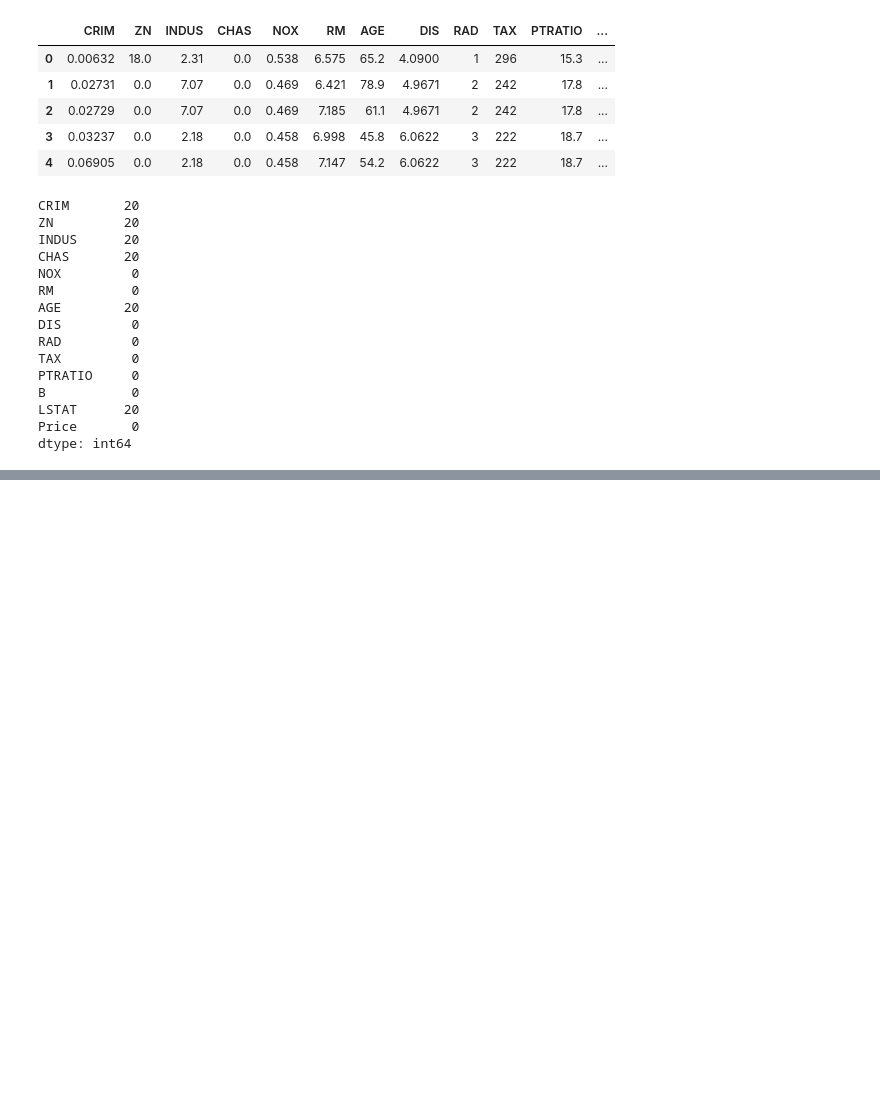
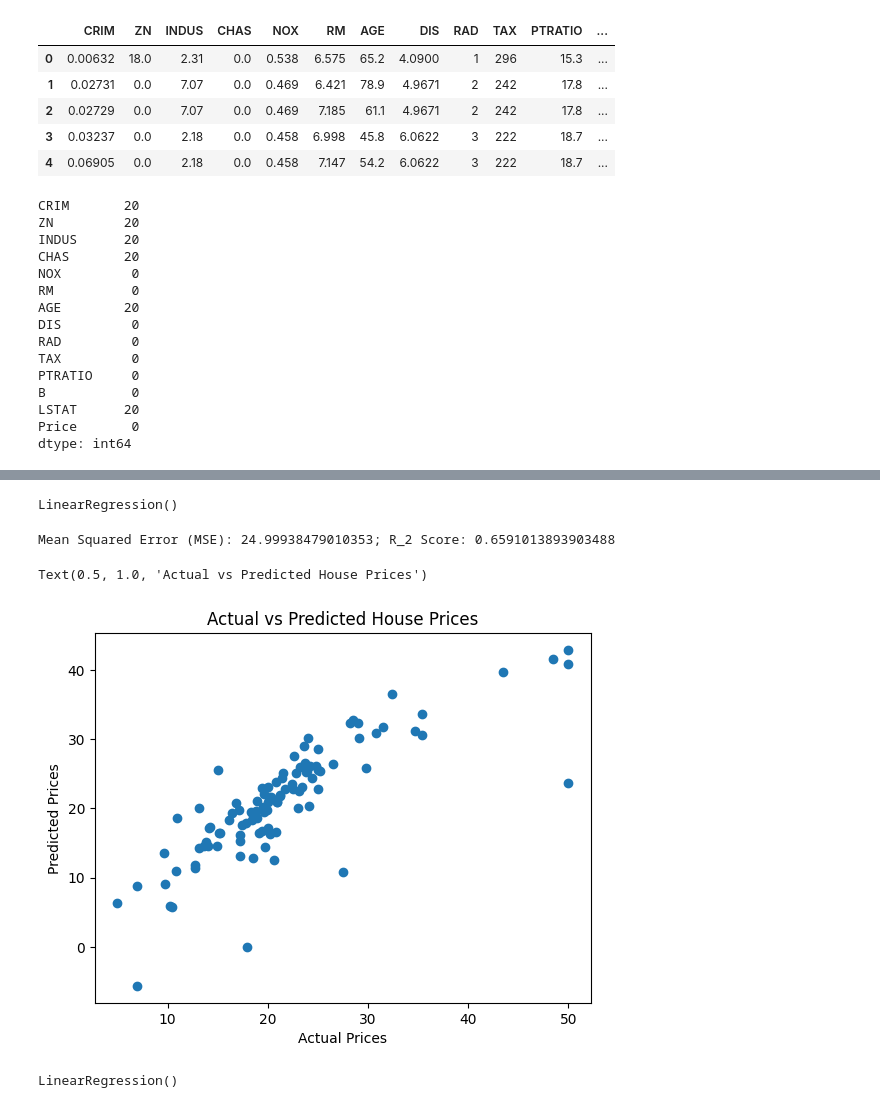
Before and after one commit to McLight-Note/Machine_Learning_Programming, a Jupyter notebook: housing.ipynb, the cells around one changed output, grey strips where cells are left out. Saved outputs shown, nothing was run; the diff lists cells and outputs as text; code cells hidden in the pictures; blank space fills up the shorter version.

```diff
--- a/housing.ipynb
+++ b/housing.ipynb
@@ -49,0 +127,22 @@ dtype: int64
+# %%
+X = df.drop(columns=["Price"])
+y = df["Price"]
+# %%
+# Importing needed libraries and functions
+from sklearn.model_selection import train_test_split
+from sklearn.linear_model import LinearRegression
+from sklearn.metrics import mean_squared_error, r2_score
+
+# Splitting the data set into 2 sections(80 & 20) to train and to test
+X_train, X_test, y_train, y_test = train_test_split(
+    X, y, test_size=0.2, random_state=42
+)
+# %%
+# Fitting the split data into LinearRegression model
+mod = LinearRegression()
+mod.fit(X_train, y_train)
+# %% [output]
+LinearRegression()
+# %%
+# Predicting on test set
+y_pred = mod.predict(X_test)
@@ -49,0 +153,15 @@ dtype: int64
+# %%
+print(f"Mean Squared Error (MSE): {mse}; R_2 Score: {r2}")
+# %% [output]
+Mean Squared Error (MSE): 24.99938479010353; R_2 Score: 0.6591013893903488
+# %%
+# Visualizing using matplotlib
+import matplotlib.pyplot as plt
+
+plt.scatter(y_test, y_pred)
+plt.xlabel("Actual Prices")
+plt.ylabel("Predicted Prices")
+plt.title("Actual vs Predicted House Prices")
+# %% [output]
+Text(0.5, 1.0, 'Actual vs Predicted House Prices')
+[figure, added]
@@ -49,0 +184,6 @@ dtype: int64
+# %%
+# Uploading Linear Regression model again
+mod = LinearRegression()
+mod.fit(X_train, y_train)
+# %% [output]
+LinearRegression()
```
Also changed, not shown: parts of 13 cells of this notebook.
